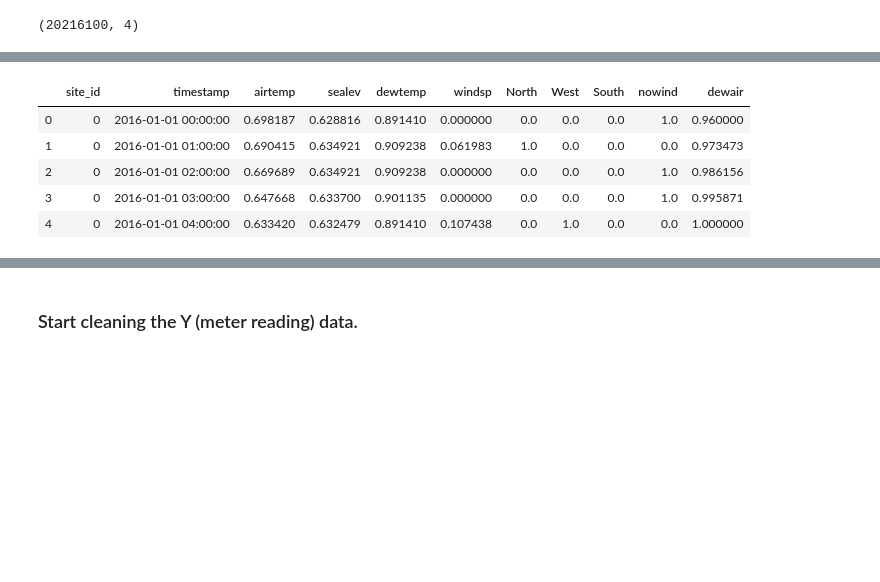
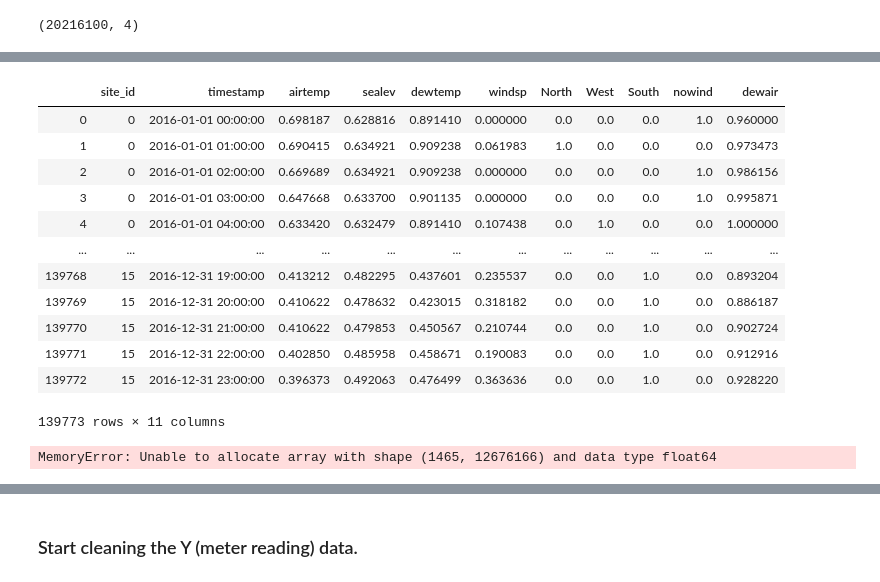
Before and after one commit to Runmangogo/Kaggle_ASHRAE_energy, a Jupyter notebook: DataCleaningforY.ipynb, the cells around one changed output, grey strips where cells are left out. Drawn from its saved outputs; the diff is of its cells as text; code cells hidden in the pictures; blank space fills up the shorter version.

```diff
--- a/DataCleaningforY.ipynb
+++ b/DataCleaningforY.ipynb
@@ -44,11 +50,24 @@ building_prepared_df.head()
 weather_train_prepared_df.columns = ['site_id','timestamp','airtemp','sealev','dewtemp','windsp',
                                      'North','West','South','nowind','dewair']
 # %%
-weather_train_prepared_df.head()
+weather_train_prepared_df
 # %% [output]
 |  | site_id | timestamp | airtemp | sealev | dewtemp | windsp | North | West | South | nowind | dewair |
 | 0 | 0 | 2016-01-01 00:00:00 | 0.698187 | 0.628816 | 0.891410 | 0.000000 | 0.0 | 0.0 | 0.0 | 1.0 | 0.960000 |
 | 1 | 0 | 2016-01-01 01:00:00 | 0.690415 | 0.634921 | 0.909238 | 0.061983 | 1.0 | 0.0 | 0.0 | 0.0 | 0.973473 |
 | 2 | 0 | 2016-01-01 02:00:00 | 0.669689 | 0.634921 | 0.909238 | 0.000000 | 0.0 | 0.0 | 0.0 | 1.0 | 0.986156 |
 | 3 | 0 | 2016-01-01 03:00:00 | 0.647668 | 0.633700 | 0.901135 | 0.000000 | 0.0 | 0.0 | 0.0 | 1.0 | 0.995871 |
 | 4 | 0 | 2016-01-01 04:00:00 | 0.633420 | 0.632479 | 0.891410 | 0.107438 | 0.0 | 1.0 | 0.0 | 0.0 | 1.000000 |
+| ... | ... | ... | ... | ... | ... | ... | ... | ... | ... | ... | ... |
+| 139768 | 15 | 2016-12-31 19:00:00 | 0.413212 | 0.482295 | 0.437601 | 0.235537 | 0.0 | 0.0 | 1.0 | 0.0 | 0.893204 |
+| 139769 | 15 | 2016-12-31 20:00:00 | 0.410622 | 0.478632 | 0.423015 | 0.318182 | 0.0 | 0.0 | 1.0 | 0.0 | 0.886187 |
+| 139770 | 15 | 2016-12-31 21:00:00 | 0.410622 | 0.479853 | 0.450567 | 0.210744 | 0.0 | 0.0 | 1.0 | 0.0 | 0.902724 |
+| 139771 | 15 | 2016-12-31 22:00:00 | 0.402850 | 0.485958 | 0.458671 | 0.190083 | 0.0 | 0.0 | 1.0 | 0.0 | 0.912916 |
+| 139772 | 15 | 2016-12-31 23:00:00 | 0.396373 | 0.492063 | 0.476499 | 0.363636 | 0.0 | 0.0 | 1.0 | 0.0 | 0.928220 |
+139773 rows × 11 columns
+# %%
+merge_df = pd.merge(left = building_prepared_df, right = weather_train_prepared_df,
+                   left_on='site_id', right_on='site_id')
+merge_df
+# %% [output]
+MemoryError: Unable to allocate array with shape (1465, 12676166) and data type float64
```
Also changed, not shown: parts of 17 cells of this notebook, 1 other file.
